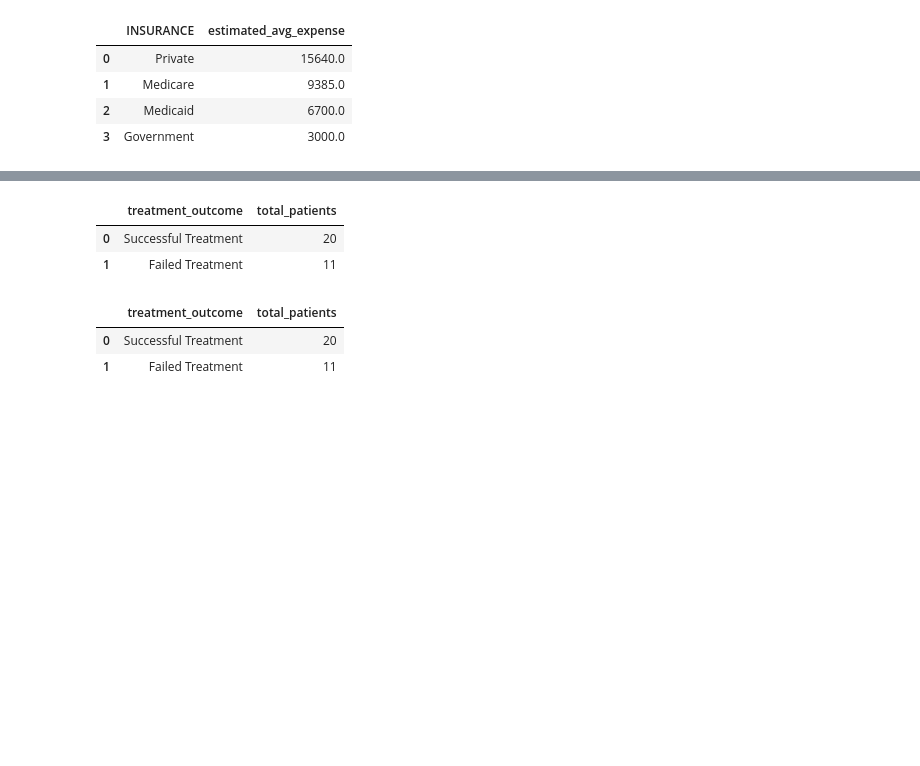
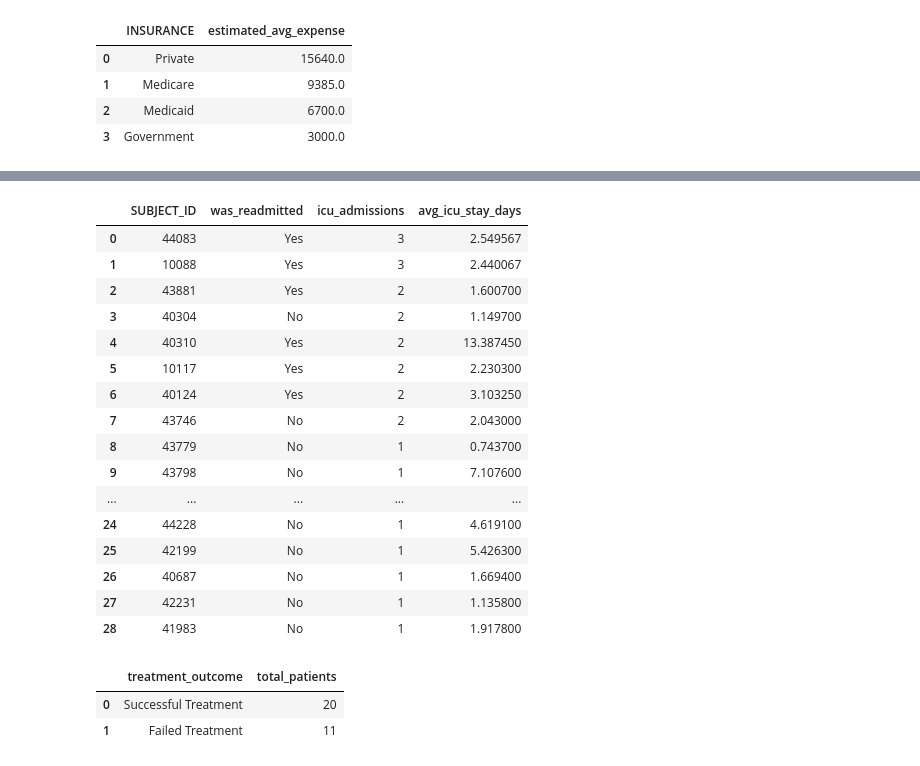
Before and after one commit to enitin-agarwal/azureforaws, a Jupyter notebook: MimiciiiSql.ipynb, the cells around one changed output, grey strips where cells are left out. Saved outputs shown, nothing was run; the diff lists cells and outputs as text; code cells hidden in the pictures; blank space fills up the shorter version.

```diff
--- a/MimiciiiSql.ipynb
+++ b/MimiciiiSql.ipynb
@@ -210,21 +186,62 @@ FROM (
-# %%
-%%bigquery --project ultimate-balm-449016-q6
-
-SELECT
-    CASE
-        WHEN a.HOSPITAL_EXPIRE_FLAG = 1 THEN 'Failed Treatment'
-        ELSE 'Successful Treatment'
-    END AS treatment_outcome,
-    COUNT(DISTINCT a.SUBJECT_ID) AS total_patients
-FROM `physionet-data.mimiciii_demo.admissions` a
-WHERE a.HADM_ID IN (
-    SELECT DISTINCT HADM_ID FROM `physionet-data.mimiciii_demo.diagnoses_icd` WHERE ICD9_CODE between '140%' and '209%'
-)
-GROUP BY treatment_outcome;
-# %% [output]
-|  | treatment_outcome | total_patients |
-| 0 | Successful Treatment | 20 |
-| 1 | Failed Treatment | 11 |
+# %%
+%%bigquery --project ultimate-balm-449016-q6
+
+WITH cancer_patients AS (
+    -- Select all cancer patients based on their diagnoses
+    SELECT DISTINCT SUBJECT_ID
+    FROM `physionet-data.mimiciii_demo.diagnoses_icd`
+    WHERE ICD9_CODE BETWEEN '140' AND '209'
+),
+patient_readmissions AS (
+    -- Identify if a cancer patient was readmitted (more than one hospital admission)
+    SELECT SUBJECT_ID,
+           CASE
+               WHEN COUNT(HADM_ID) > 1 THEN 'Yes'
+               ELSE 'No'
+           END AS was_readmitted
+    FROM `physionet-data.mimiciii_demo.admissions`
+    WHERE SUBJECT_ID IN (SELECT SUBJECT_ID FROM cancer_patients)
+    GROUP BY SUBJECT_ID
+),
+icu_stats AS (
+    -- Compute ICU admissions and average length of ICU stay per patient
+    SELECT
+        i.SUBJECT_ID,
+        COUNT(DISTINCT i.ICUSTAY_ID) AS icu_admissions,
+        AVG(i.LOS) AS avg_icu_stay_days
+    FROM `physionet-data.mimiciii_demo.icustays` i
+    JOIN `physionet-data.mimiciii_demo.admissions` a ON i.HADM_ID = a.HADM_ID
+    JOIN cancer_patients c ON a.SUBJECT_ID = c.SUBJECT_ID
+    GROUP BY i.SUBJECT_ID
+)
+-- Final output showing readmission status and ICU statistics per cancer patient
+SELECT
+    cp.SUBJECT_ID,
+    COALESCE(pr.was_readmitted, 'No') AS was_readmitted,  -- If no record in readmissions, assume 'No'
+    COALESCE(i.icu_admissions, 0) AS icu_admissions,      -- If no ICU record, assume 0
+    COALESCE(i.avg_icu_stay_days, 0) AS avg_icu_stay_days -- If no ICU stay, assume 0
+FROM cancer_patients cp
+LEFT JOIN patient_readmissions pr ON cp.SUBJECT_ID = pr.SUBJECT_ID
+LEFT JOIN icu_stats i ON cp.SUBJECT_ID = i.SUBJECT_ID
+ORDER BY icu_admissions DESC;
+# %% [output]
+|  | SUBJECT_ID | was_readmitted | icu_admissions | avg_icu_stay_days |
+| 0 | 44083 | Yes | 3 | 2.549567 |
+| 1 | 10088 | Yes | 3 | 2.440067 |
+| 2 | 43881 | Yes | 2 | 1.600700 |
+| 3 | 40304 | No | 2 | 1.149700 |
+| 4 | 40310 | Yes | 2 | 13.387450 |
+| 5 | 10117 | Yes | 2 | 2.230300 |
+| 6 | 40124 | Yes | 2 | 3.103250 |
+| 7 | 43746 | No | 2 | 2.043000 |
+| 8 | 43779 | No | 1 | 0.743700 |
+| 9 | 43798 | No | 1 | 7.107600 |
+| ... | ... | ... | ... | ... |
+| 24 | 44228 | No | 1 | 4.619100 |
+| 25 | 42199 | No | 1 | 5.426300 |
+| 26 | 40687 | No | 1 | 1.669400 |
+| 27 | 42231 | No | 1 | 1.135800 |
+| 28 | 41983 | No | 1 | 1.917800 |
 # %%
 %%bigquery --project ultimate-balm-449016-q6
 SELECT
```
Also changed, not shown: parts of 15 cells of this notebook.
